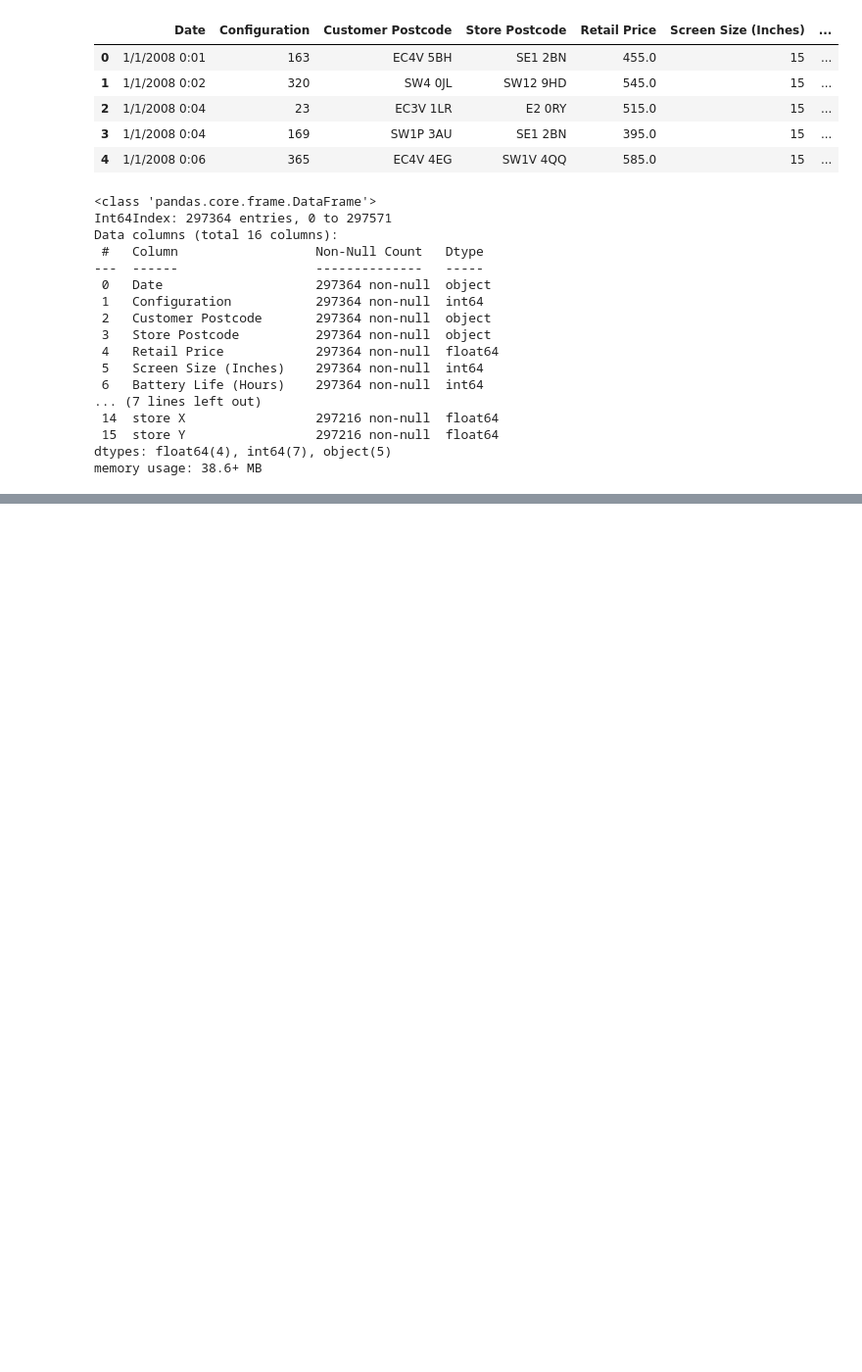
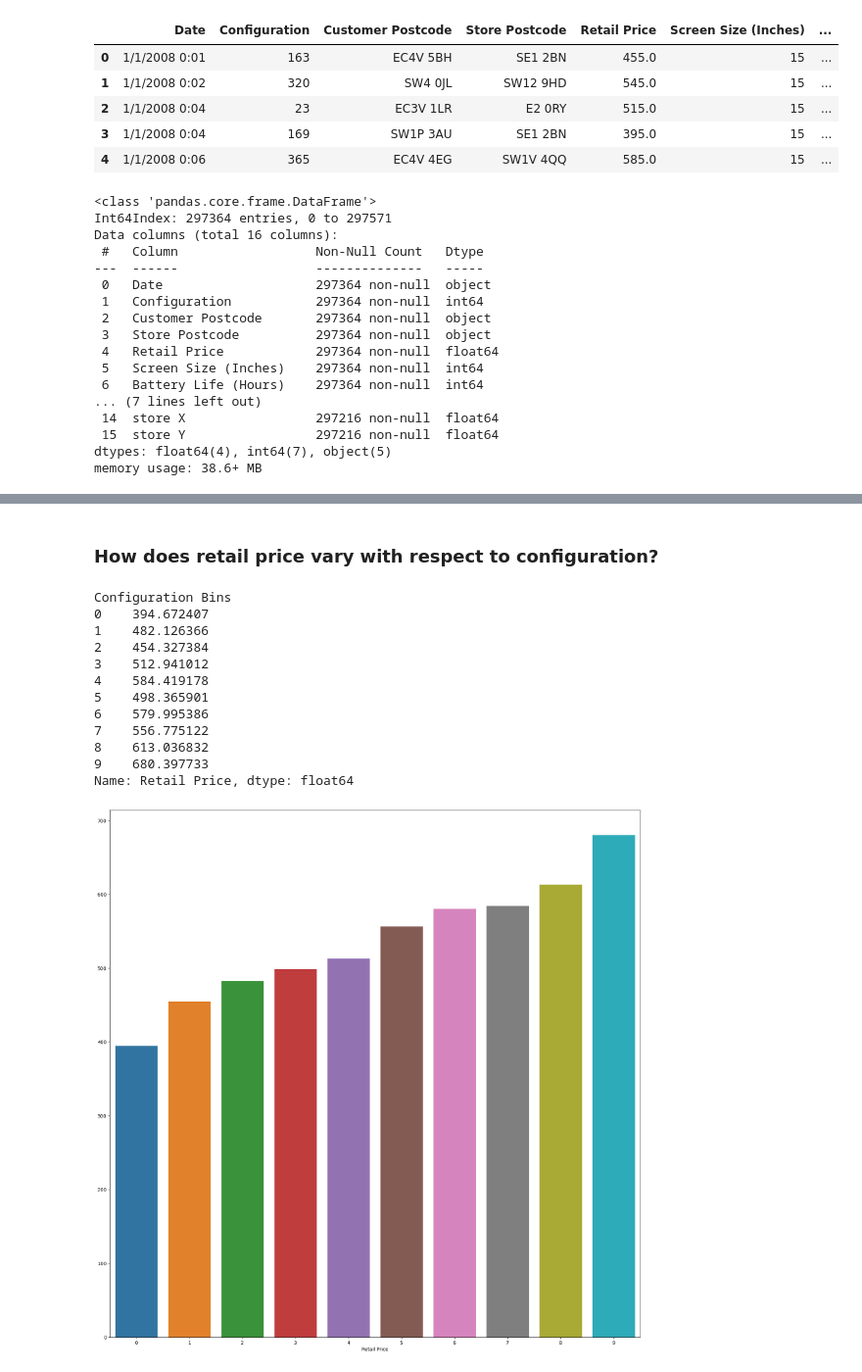
Before and after one commit to aaditkamat/analytics-projects, a Jupyter notebook: Notebooks/Laptop Sales.ipynb, the cells around one changed output, grey strips where cells are left out. Shown at 98% size. Saved outputs shown, nothing was run; the diff lists cells and outputs as text; code cells hidden in the pictures; blank space fills up the shorter version.

```diff
--- a/Notebooks/Laptop Sales.ipynb
+++ b/Notebooks/Laptop Sales.ipynb
@@ -59,0 +51,25 @@ plt.show()
+# %% [markdown]
+### How does retail price vary with respect to configuration?
+# %%
+fig, ax = plt.subplots(figsize=(20, 20))
+no_of_bins = 10
+grouped_df = laptop_sales_df.groupby('Configuration')['Retail Price'].mean().reset_index()
+grouped_df['Configuration Bins'] = pd.cut(grouped_df['Configuration'], bins=no_of_bins, labels=range(no_of_bins))
+grouped_df = grouped_df.groupby('Configuration Bins')['Retail Price'].mean()
+sns.barplot(grouped_df, x=grouped_df.index, y=grouped_df.values, ax=ax)
+ax.set_xticklabels(grouped_df.index)
+plt.show()
+# %% [output]
+Configuration Bins
+0    394.672407
+1    482.126366
+2    454.327384
+3    512.941012
+4    584.419178
+5    498.365901
+6    579.995386
+7    556.775122
+8    613.036832
+9    680.397733
+Name: Retail Price, dtype: float64
+[figure, added]
```
Also changed, not shown: parts of 10 cells of this notebook.
